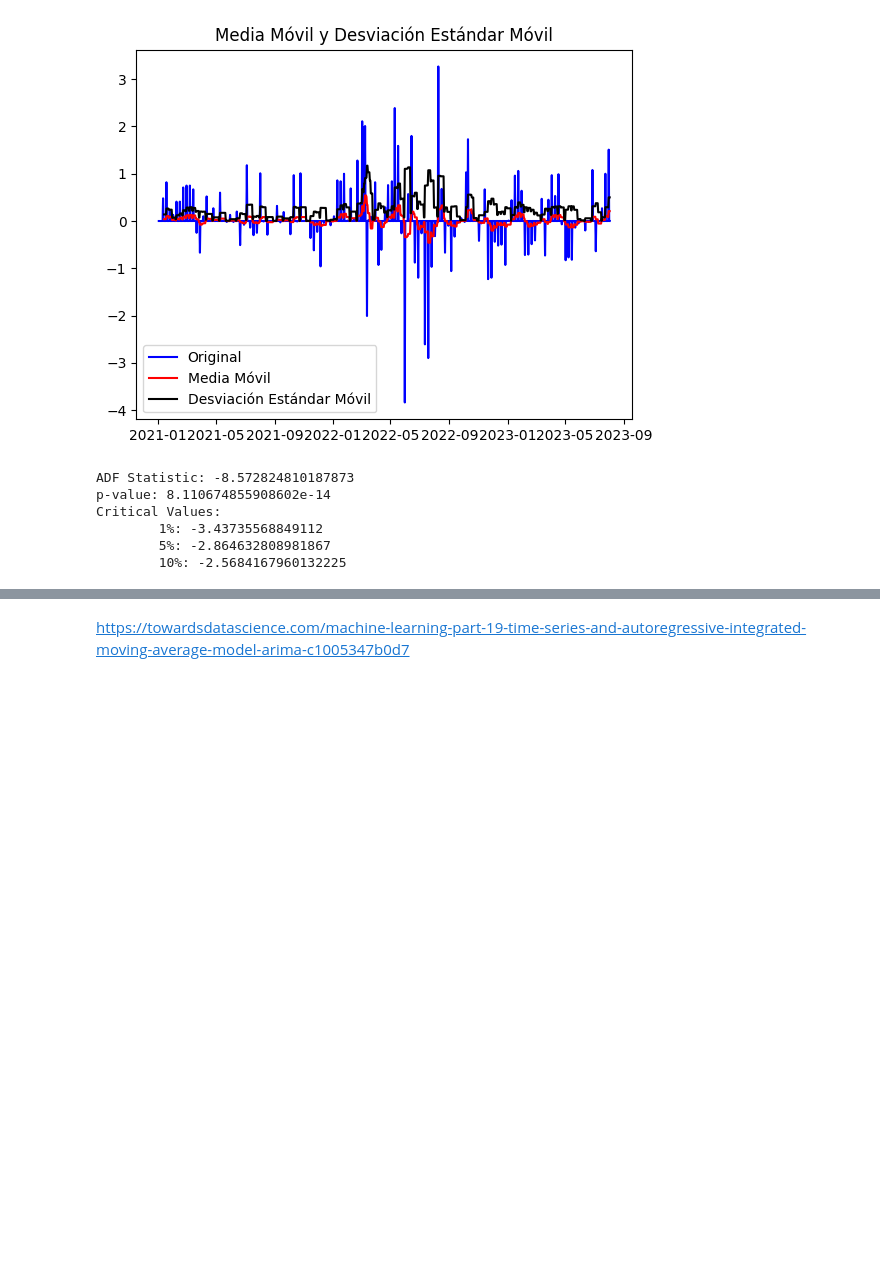
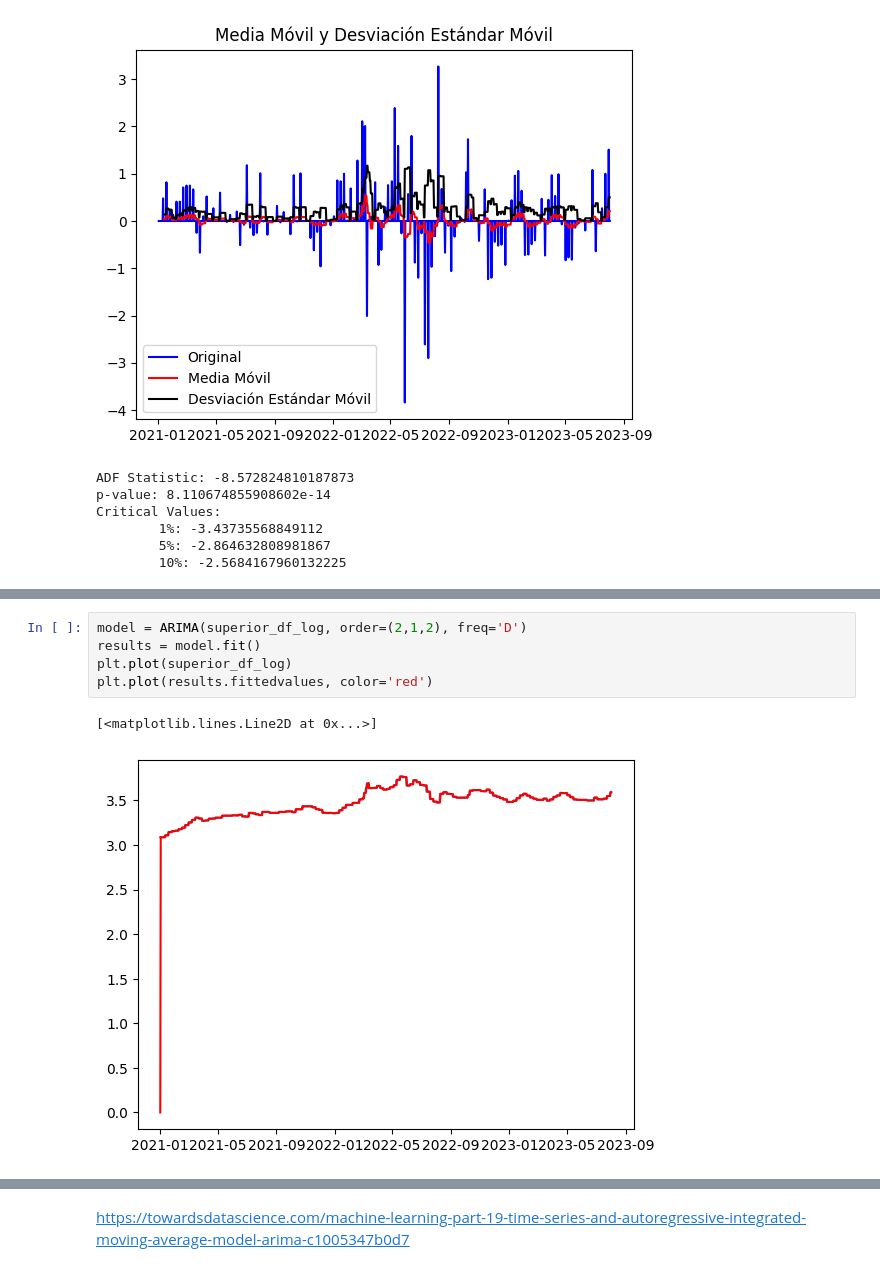
Before and after one commit to MGonza20/Lab2_DataScience, a Jupyter notebook: gasolina.ipynb, the cells around one changed output, grey strips where cells are left out. Drawn from its saved outputs; the diff is of its cells as text; blank space fills up the shorter version.

Commit message:
Finished first model

```diff
--- a/gasolina.ipynb
+++ b/gasolina.ipynb
@@ -163,0 +205,8 @@ Obteniendo valores (p, d, q):
+# %%
+model = ARIMA(superior_df_log, order=(2,1,2), freq='D')
+results = model.fit()
+plt.plot(superior_df_log)
+plt.plot(results.fittedvalues, color='red')
+# %% [output]
+[<matplotlib.lines.Line2D at 0x...>]
+[figure, added]
```
Also changed, not shown: parts of 13 cells of this notebook.
